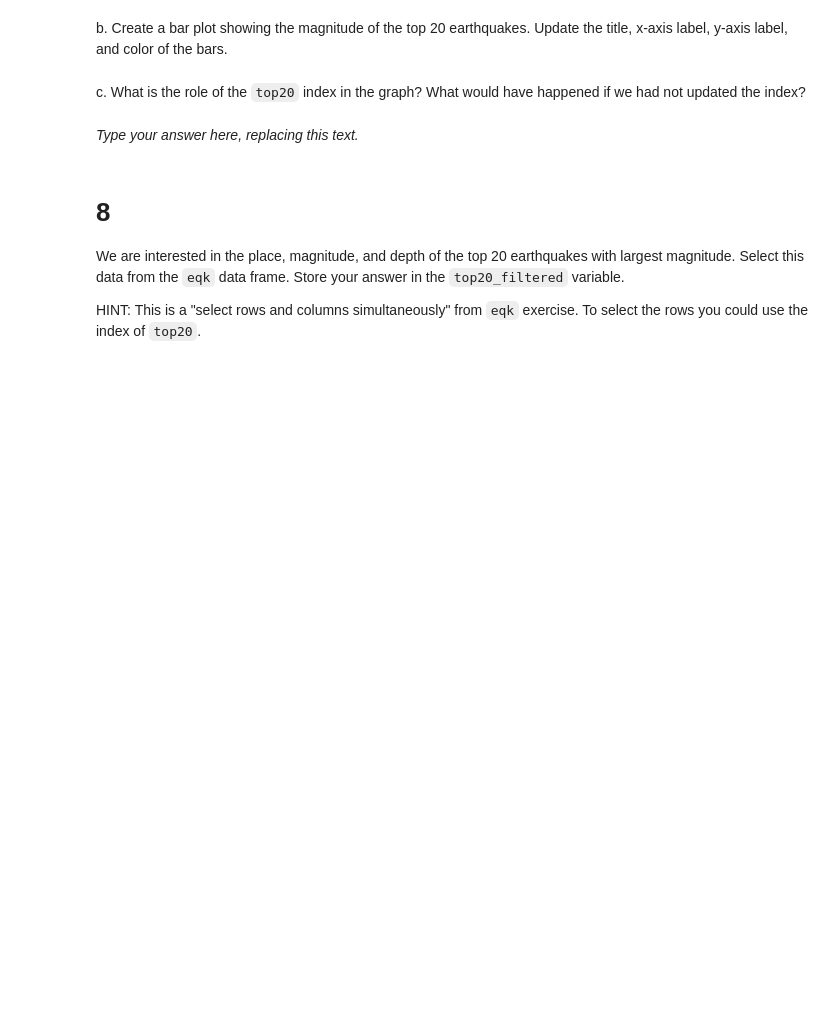
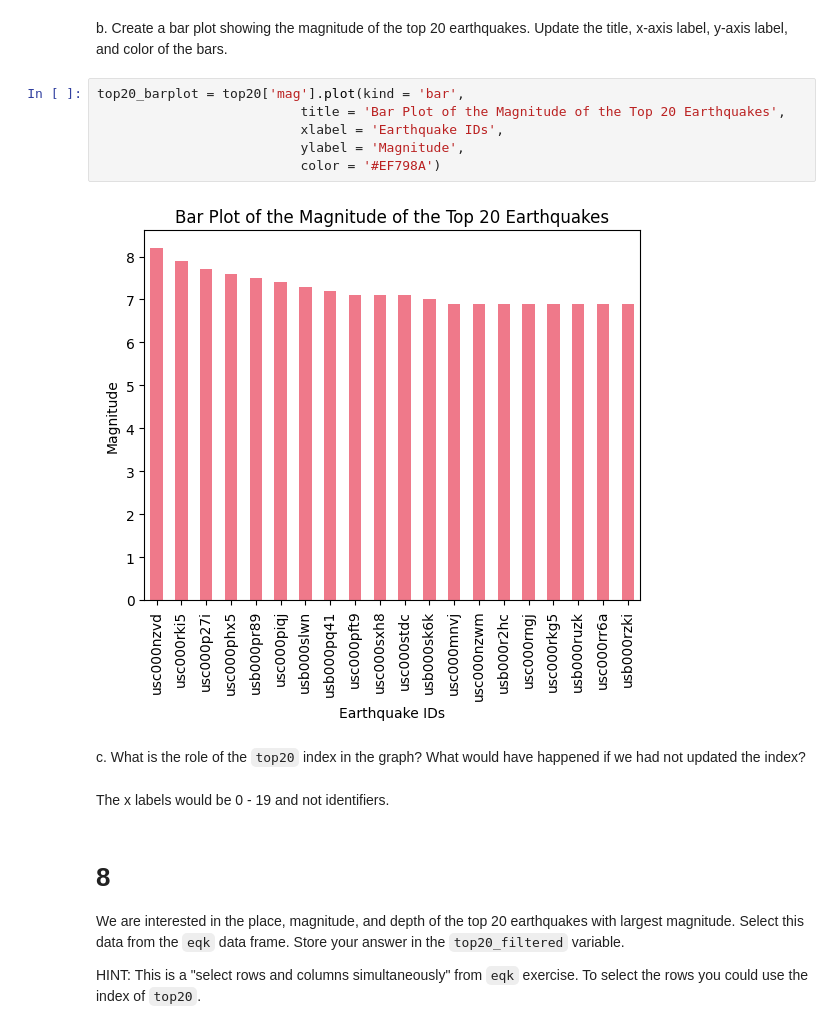
Before and after one commit to nmoraescommit/eds220-hwk1, a Jupyter notebook: hwk1-task3-earthquakes.ipynb, the cells around one changed output. Saved outputs shown, nothing was run; the diff lists cells and outputs as text; blank space fills up the shorter version.

```diff
--- a/hwk1-task3-earthquakes.ipynb
+++ b/hwk1-task3-earthquakes.ipynb
@@ -197,14 +214,22 @@ top20
 <!-- BEGIN QUESTION -->
 
 b. Create a bar plot showing the magnitude of the top 20 earthquakes. Update the title, x-axis label, y-axis label, and color of the bars.
+# %%
+top20_barplot = top20['mag'].plot(kind = 'bar',
+                          title = 'Bar Plot of the Magnitude of the Top 20 Earthquakes',
+                          xlabel = 'Earthquake IDs',
+                          ylabel = 'Magnitude',
+                          color = '#EF798A')
+# %% [output]
+[figure, added]
 # %% [markdown]
 <!-- END QUESTION -->
 
 <!-- BEGIN QUESTION -->
 
 c. What is the role of the `top20` index in the graph? What would have happened if we had not updated the index?
-# %% [markdown]
-_Type your answer here, replacing this text._
+# %% [markdown]
+The x labels would be 0 - 19 and not identifiers.
 # %% [markdown]
 <!-- END QUESTION -->
 
```
Also changed, not shown: parts of 7 cells of this notebook.
